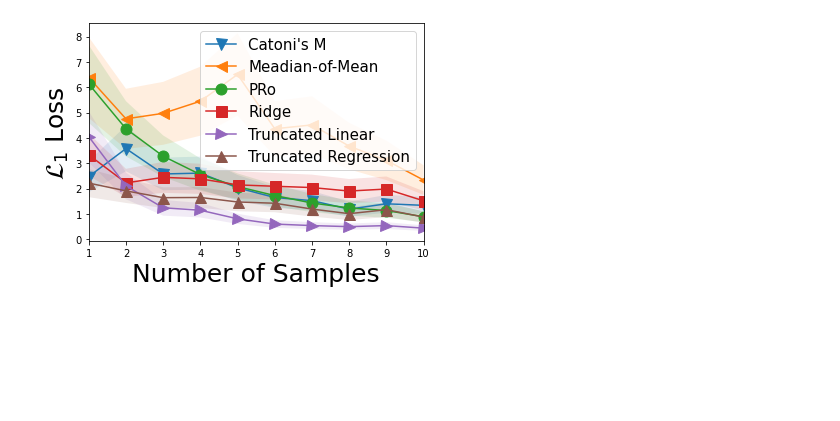
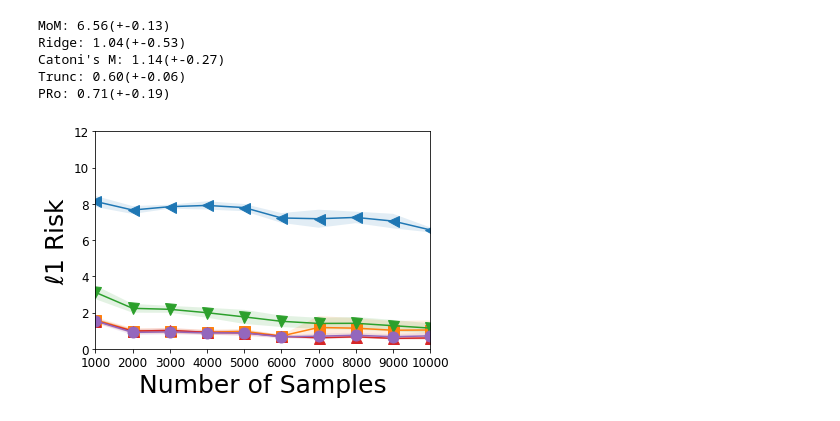
Before and after one commit to kyungjaelee/proof_linear_bandit, a Jupyter notebook: regression_result.ipynb, the cells around one changed output. Drawn from its saved outputs; the diff is of its cells as text; code cells hidden in the pictures; blank space fills up the shorter version.

```diff
--- a/regression_result.ipynb
+++ b/regression_result.ipynb
@@ -4,34 +4,41 @@ import matplotlib.pyplot as plt
 import matplotlib as mpl
 %matplotlib inline
 # %%
-optim_types = ['catoni', 'mom', 'pro', 'reg', 'trunc_lin', 'trunc']
+optim_types = ['mom', 'reg', 'catoni', 'trunc', 'pro']
+# optim_types = ['catoni', 'pro', 'trunc_lin', 'trunc', 'mom', 'reg']
 # optim_types = ['catoni', 'pro', 'reg', 'trunc_lin', 'trunc']
 # optim_types = ['mom', '']
+# noise_type = 'weibull'
 noise_type = 'pareto'
 scale = 1.0
-p = 1.5
+p = 1.8
 samples = 10000
-dim = 5
+dim = 20
 n_seeds = 5
 
 error_list = [[] for _ in range(len(optim_types))]
+time_list = [[] for _ in range(len(optim_types))]
 for optim_idx, optim_type in enumerate(optim_types):
 #     for seed in [1,2,3,4,6,7,8,9,10]:
     for seed in range(1,n_seeds+1):
         filename = 'estimation_results/{:}-p{:.2f}-s{:.2f}-dim{:d}-size{:d}-{:}-seed{:d}.npy'.format(noise_type,p,scale,dim,samples,optim_type,seed)
         with open(filename,'rb') as f:
-            data_per_seed=np.load(f)
+            data_per_seed=np.load(f, allow_pickle=True)
             error_list[optim_idx].append(data_per_seed['error_list'])
+#             print(data_per_seed['optim_params'][best_opt_list[optim_idx]])
+#             time_list[optim_idx].append(data_per_seed['time_list'])
 # %%
-x_list = range(1,10+1)
-
+x_list = range(1000,11000, 1000)
+best_opt_list = []
 for optim_idx, optim_type in enumerate(optim_types):
     algo_label = optim_type
     mean_list = np.mean(error_list[optim_idx],axis=0)
+#     mean_time_list = np.mean(time_list[optim_idx],axis=0)
 #     print(optim_type)
 #     print(mean_list.shape)
-    std_list = np.mean(error_list[optim_idx],axis=0)
-    a = 0.25
+    std_list = np.std(error_list[optim_idx],axis=0)
+#     std_time_list = np.std(time_list[optim_idx],axis=0)
+    a = 0.5
     if 'catoni' in optim_types[optim_idx]:
         algo_label = 'Catoni\'s M'
         m='v'
@@ -40,35 +47,48 @@ for optim_idx, optim_type in enumerate(optim_types):
         m='s'
     elif 'trunc_lin' in optim_types[optim_idx]:
         algo_label = 'Truncated Linear'
         m='>'
     elif 'trunc' in optim_types[optim_idx]:
-        algo_label = 'Truncated Regression'
+        algo_label = 'Trunc'
         m='^'
     elif 'pro' in optim_types[optim_idx]:
         algo_label = 'PRo'
         m='o'
     elif 'mom' in optim_types[optim_idx]:
-        algo_label = 'Meadian-of-Mean'
+        algo_label = 'MoM'
         m='<'
 #     elif 'RobustUCB-Truncated-Mean' in algos_name[algo_type_idx]:
 #         algo_label = 'RobustUCB'
 #         m='<'
 #     elif 'DSEE' in algos_name[algo_type_idx]:
 #         algo_label = 'DSEE'
 #         m='>'
 #     elif 'GSR' in algos_name[algo_type_idx]:
 #         algo_label = 'GSR'
 #         m='>'
 
     best_opt_idx = np.argmin(mean_list[:,-1])
+    best_opt_list.append(best_opt_idx)
     init_idx = 0
     plt.fill_between(x_list[init_idx:],mean_list[best_opt_idx][init_idx:]-a*std_list[best_opt_idx][init_idx:],mean_list[best_opt_idx][init_idx:]+a*std_list[best_opt_idx][init_idx:],alpha=0.13)
     plt.plot(x_list[init_idx:],mean_list[best_opt_idx][init_idx:],label=algo_label, marker=m, ms=11, markevery=1)
+    print("{:}: {:.2f}(+-{:.2f})".format(algo_label,mean_list[best_opt_idx][-1],a*std_list[best_opt_idx][-1]))
+#     print("{:}: {:.2f}(+-{:.2f}), {:.5f}(+-{:.5f})".format(algo_label,mean_list[best_opt_idx][-1],a*std_list[best_opt_idx][-1],mean_time_list[best_opt_idx][-1]*1000.,std_time_list[best_opt_idx][-1]*1000.))
 
+plt.ylim([0., 12.])
 plt.xlim([np.min(x_list),np.max(x_list)])
+plt.xticks(fontsize=12)
+plt.yticks(fontsize=12)
+plt.xlabel(" ",fontsize=25)
+plt.ylabel(" ",fontsize=25)
 plt.xlabel("Number of Samples",fontsize=25)
-plt.ylabel("$\mathcal{L}_{1}$ Loss",fontsize=25)
-plt.legend(prop={'size' : 15})
+plt.ylabel("$\ell1$ Risk",fontsize=25)
+# plt.legend(prop={'size' : 15})
 plt.show()
 # %% [output]
+MoM: 6.56(+-0.13)
+Ridge: 1.04(+-0.53)
+Catoni's M: 1.14(+-0.27)
+Trunc: 0.60(+-0.06)
+PRo: 0.71(+-0.19)
-[figure, old version]
+[figure, new version]
```
Also changed, not shown: parts of 2 cells of this notebook, 21 other files.
